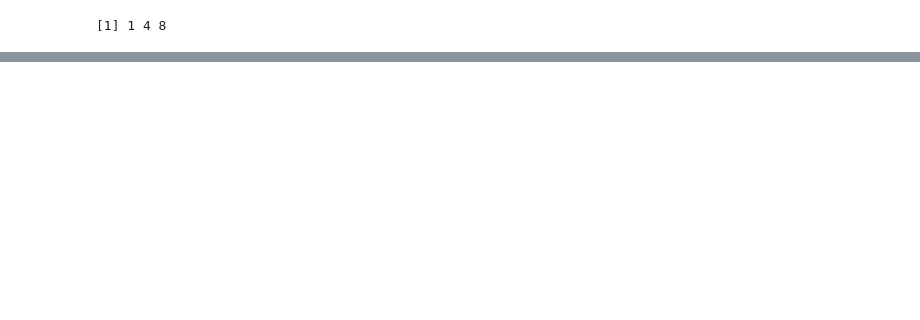
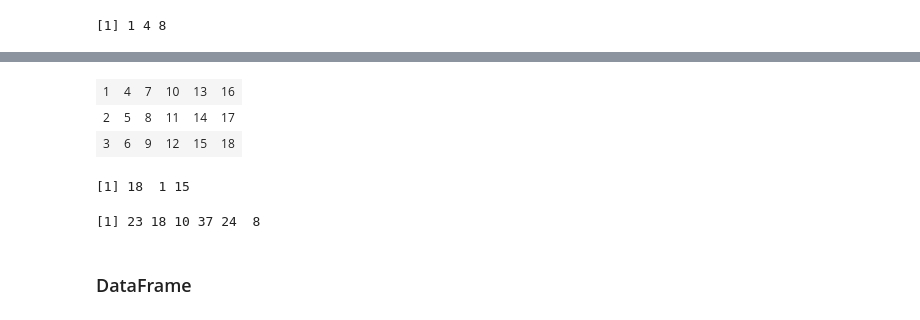
Before and after one commit to jeongmin1229/R_Data, a Jupyter notebook: 02 자료 구조.ipynb, the cells around one changed output, grey strips where cells are left out. Drawn from its saved outputs; the diff is of its cells as text; code cells hidden in the pictures; blank space fills up the shorter version.

```diff
--- a/02 자료 구조.ipynb
+++ b/02 자료 구조.ipynb
@@ -1017,0 +588,17 @@ pp4
+# %%
+#sample
+w= array(1:18, c(3,6))
+w
+sample(w, 3) #array 원소에서 랜덤으로 추출
+
+
+sample(1:45, 6) #1~45중 6개 랜덤으로 추출
+sample(1:6, 10 , rep = T) #1~6 중 복원추출
+# %% [output]
+| 1 | 4 | 7 | 10 | 13 | 16 |
+| 2 | 5 | 8 | 11 | 14 | 17 |
+| 3 | 6 | 9 | 12 | 15 | 18 |
+[1] 18  1 15
+[1] 23 18 10 37 24  8
+# %% [markdown]
+### DataFrame
```
Also changed, not shown: parts of 213 cells of this notebook, 12 other files.
